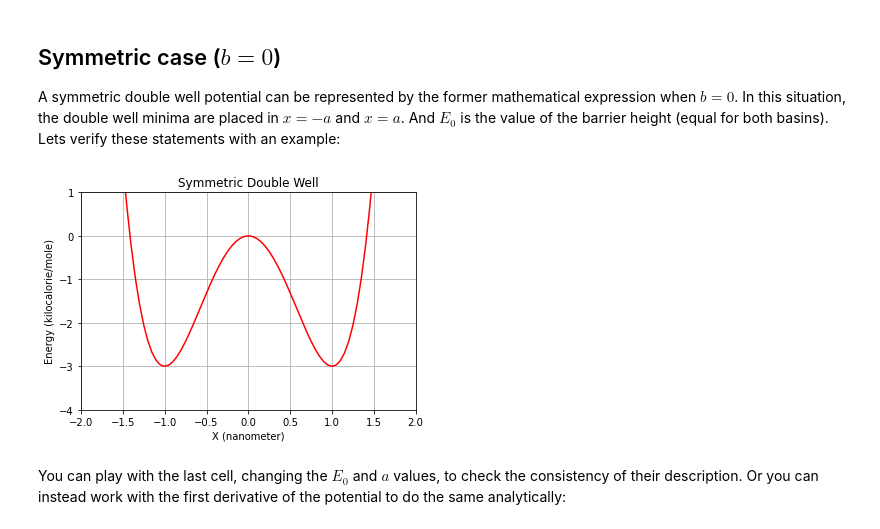
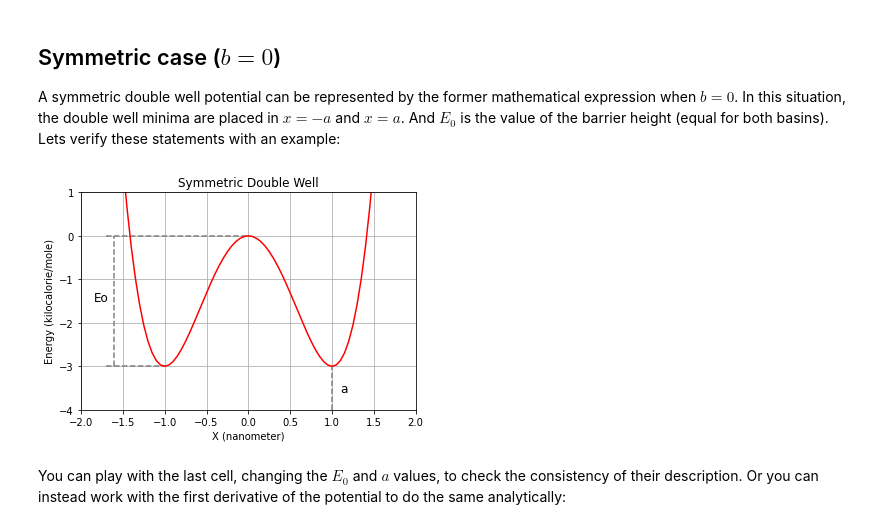
Before and after one commit to uibcdf/Molecular-Systems, a Jupyter notebook: docs/contents/double_well/Double_Well.ipynb, the cells around one changed output. Drawn from its saved outputs; the diff is of its cells as text; code cells hidden in the pictures.

```diff
--- a/docs/contents/double_well/Double_Well.ipynb
+++ b/docs/contents/double_well/Double_Well.ipynb
@@ -26,20 +41,28 @@ A symmetric double well potential can be represented by the former mathematical
 # %%
 Eo=3.0 * unit.kilocalories_per_mole # barrier height when the double well is symmetric.
 a=1.0 * unit.nanometers # Absolute value of the coordinates of minima (the potential is an even function).
 b=0.0 * unit.kilocalories_per_mole # No need to explanation at this moment
 
 x_serie = np.arange(-5., 5., 0.05) * unit.nanometers
 
-plt.plot(x_serie, double_well(x_serie,Eo,a,b), 'r-')
+plt.plot(x_serie, double_well_potential_1D(x_serie,Eo,a,b), 'r-')
 plt.ylim(-4,1)
 plt.xlim(-2,2)
 plt.grid()
 plt.xlabel("X ({})".format(unit.nanometers))
 plt.ylabel("Energy ({})".format(unit.kilocalories_per_mole))
 plt.title("Symmetric Double Well")
+
+plt.hlines(-3, -1.7, -1, color='gray', linestyle='--')
+plt.hlines(0, -1.7, 0, color='gray', linestyle='--')
+plt.vlines(-1.6, -3, 0, color='gray', linestyle='--')
+plt.vlines(1, -4, -3, color='gray', linestyle='--')
+plt.text(-1.85, -1.5, 'Eo', fontsize=12)
+plt.text(1.1, -3.6, 'a', fontsize=12)
+
 plt.show()
 # %% [output]
-[figure, old version]
+[figure, new version]
 # %% [markdown]
 You can play with the last cell, changing the $E_{0}$ and $a$ values, to check the consistency of their description. Or you can instead work with the first derivative of the potential to do the same analytically:
 # %%
```
Also changed, not shown: parts of 32 cells of this notebook, 2 other files.
